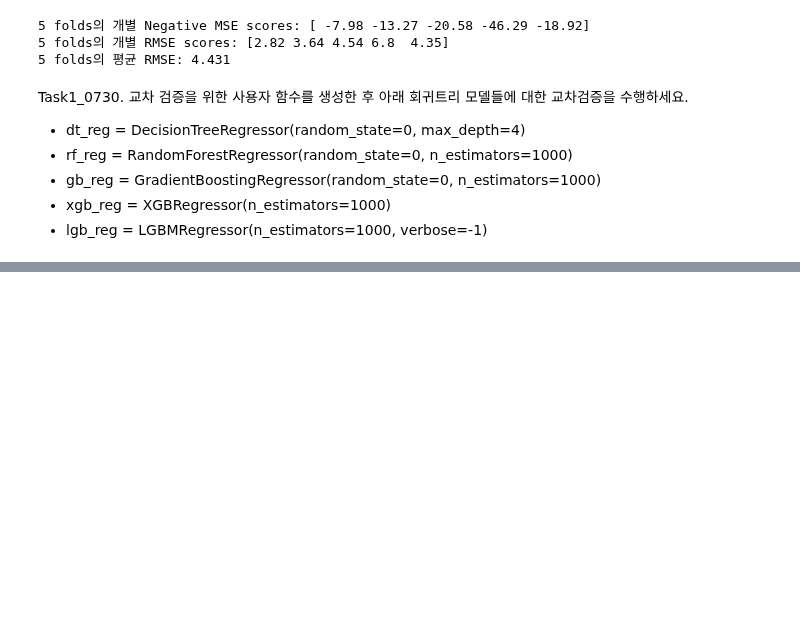
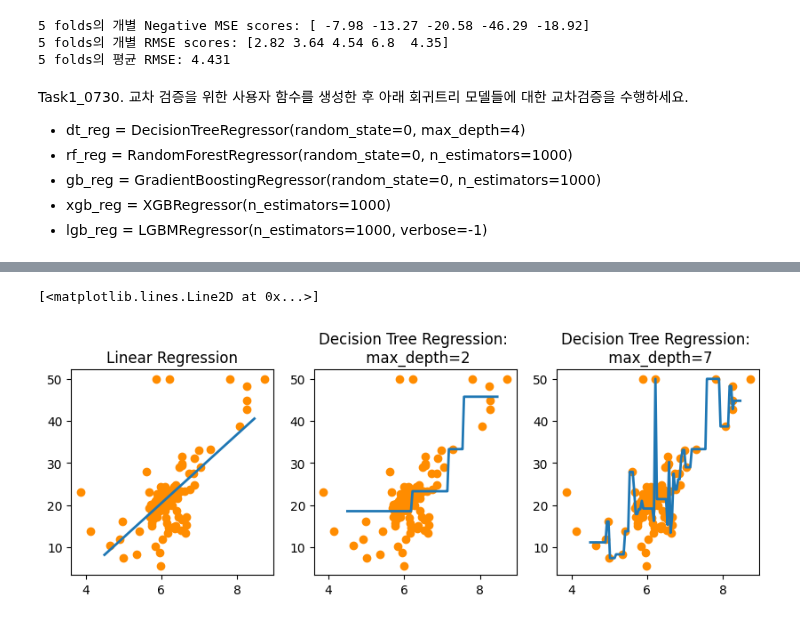
Before and after one commit to H-wooks/KITA_2024, a Jupyter notebook: M5_MachineLearning/06_ML_회귀.ipynb, the cells around one changed output, grey strips where cells are left out. Cells and saved outputs as stored; diff of their text form; code cells hidden in the pictures; blank space fills up the shorter version.

```diff
--- a/M5_MachineLearning/06_ML_회귀.ipynb
+++ b/M5_MachineLearning/06_ML_회귀.ipynb
@@ -1534,0 +1730,45 @@ Task1_0730. 교차 검증을 위한 사용자 함수를 생성한 후 아래 회
+# %%
+import numpy as np
+from sklearn.linear_model import LinearRegression
+
+# 선형 회귀와 결정 트리 기반의 Regressor 생성. DecisionTreeRegressor의 max_depth는 각각 2, 7
+lr_reg = LinearRegression()
+dt_reg2 = DecisionTreeRegressor(max_depth=2)
+dt_reg7 = DecisionTreeRegressor(max_depth=7)
+
+# 실제 예측을 적용할 테스트용 데이터 셋을 4.5 ~ 8.5 까지 100개 데이터 셋 생성.
+X_test = np.arange(4.5, 8.5, 0.04).reshape(-1, 1)
+
+# 보스턴 주택가격 데이터에서 시각화를 위해 피처는 RM만, 그리고 결정 데이터인 PRICE 추출
+X_feature = bostonDF_sample['RM'].values.reshape(-1,1)
+y_target = bostonDF_sample['PRICE'].values.reshape(-1,1)
+
+# 학습과 예측 수행.
+lr_reg.fit(X_feature, y_target)
+dt_reg2.fit(X_feature, y_target)
+dt_reg7.fit(X_feature, y_target)
+
+pred_lr = lr_reg.predict(X_test)
+pred_dt2 = dt_reg2.predict(X_test)
+pred_dt7 = dt_reg7.predict(X_test)
+# %%
+fig , (ax1, ax2, ax3) = plt.subplots(figsize=(10,3), ncols=3)
+
+# X축값을 4.5 ~ 8.5로 변환하며 입력했을 때, 선형 회귀와 결정 트리 회귀 예측 선 시각화
+# 선형 회귀로 학습된 모델 회귀 예측선
+ax1.set_title('Linear Regression')
+ax1.scatter(bostonDF_sample.RM, bostonDF_sample.PRICE, c="darkorange")
+ax1.plot(X_test, pred_lr,label="linear", linewidth=2 )
+
+# DecisionTreeRegressor의 max_depth를 2로 했을 때 회귀 예측선
+ax2.set_title('Decision Tree Regression: \n max_depth=2')
+ax2.scatter(bostonDF_sample.RM, bostonDF_sample.PRICE, c="darkorange")
+ax2.plot(X_test, pred_dt2, label="max_depth:2", linewidth=2 )
+
+# DecisionTreeRegressor의 max_depth를 7로 했을 때 회귀 예측선
+ax3.set_title('Decision Tree Regression: \n max_depth=7')
+ax3.scatter(bostonDF_sample.RM, bostonDF_sample.PRICE, c="darkorange")
+ax3.plot(X_test, pred_dt7, label="max_depth:7", linewidth=2)
+# %% [output]
+[<matplotlib.lines.Line2D at 0x...>]
+[figure, added]
```
Also changed, not shown: parts of 15 cells of this notebook, 9 other files.
